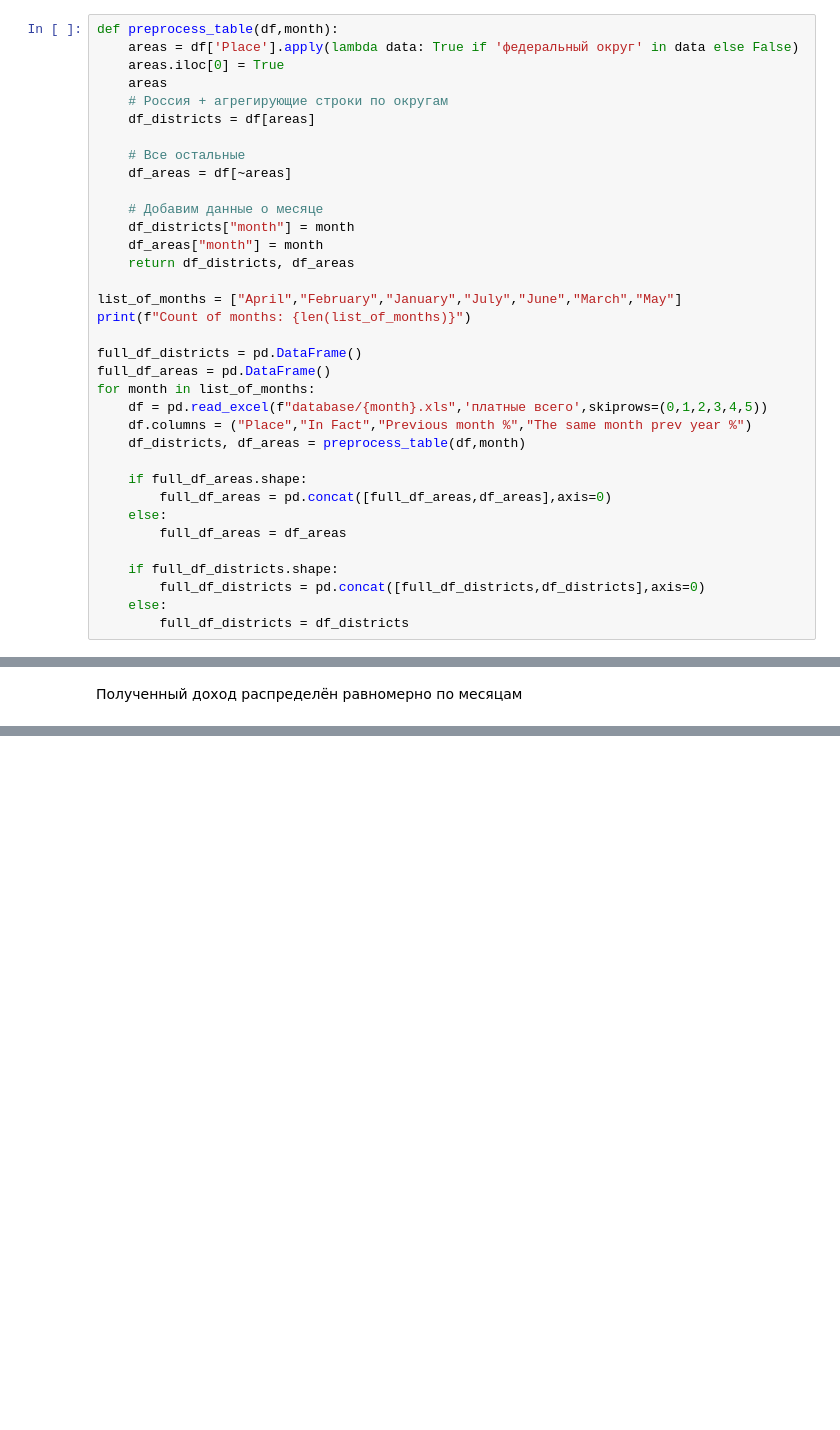
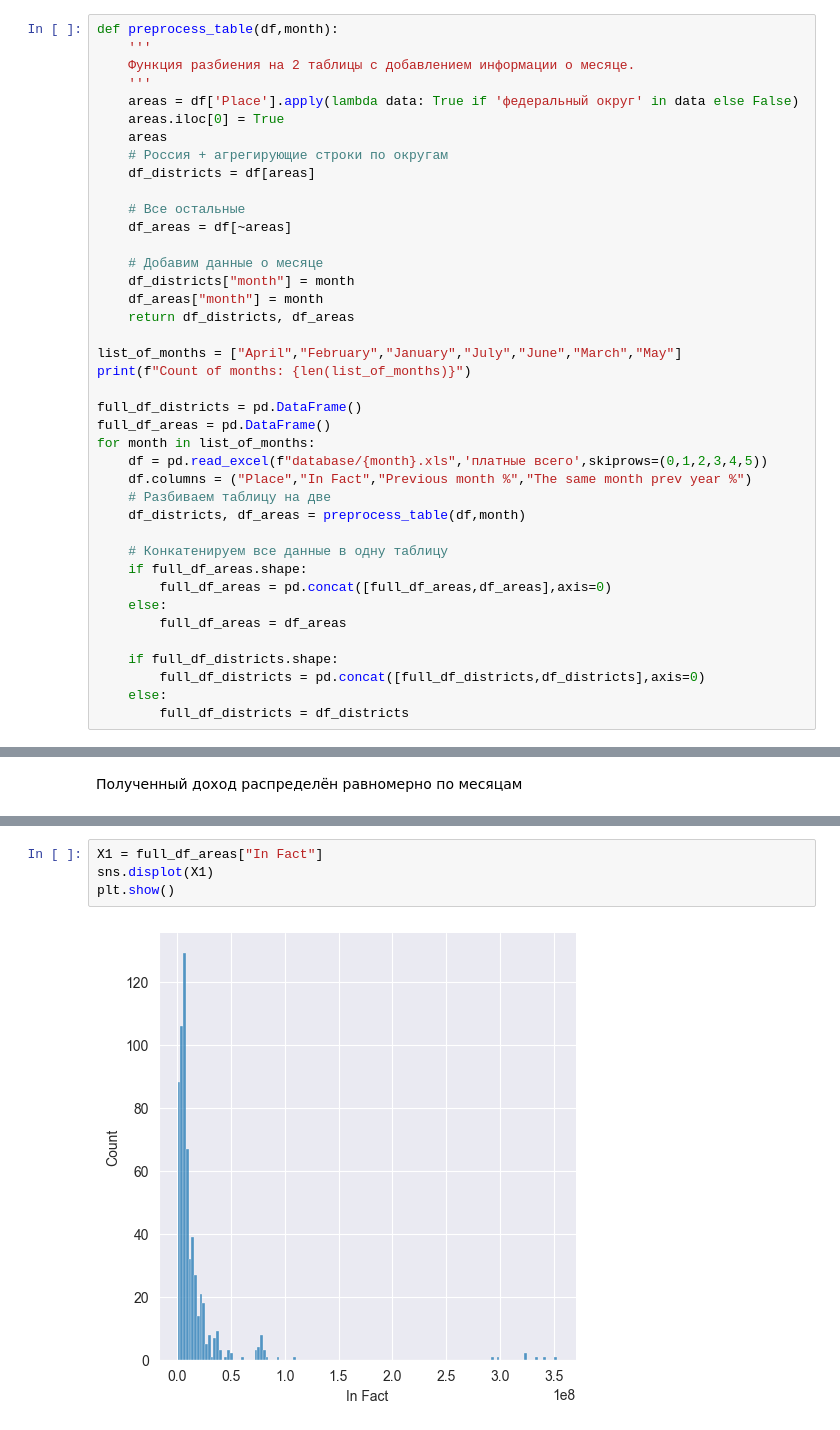
Before and after one commit to Aleshka5/Theory-of-Probability, a Jupyter notebook: research.ipynb, the cells around one changed output, grey strips where cells are left out. Drawn from its saved outputs; the diff is of its cells as text; blank space fills up the shorter version.

```diff
--- a/research.ipynb
+++ b/research.ipynb
@@ -34,6 +73,9 @@ df_july
 Превратим обработку одной таблицы в функцию и соберём данные за 2024 год
 # %%
 def preprocess_table(df,month):
+    '''
+    Функция разбиения на 2 таблицы с добавлением информации о месяце.
+    '''
     areas = df['Place'].apply(lambda data: True if 'федеральный округ' in data else False)
     areas.iloc[0] = True
     areas
@@ -56,8 +98,10 @@ full_df_areas = pd.DataFrame()
 for month in list_of_months:
     df = pd.read_excel(f"database/{month}.xls",'платные всего',skiprows=(0,1,2,3,4,5))
     df.columns = ("Place","In Fact","Previous month %","The same month prev year %")
+    # Разбиваем таблицу на две
     df_districts, df_areas = preprocess_table(df,month)
 
+    # Конкатенируем все данные в одну таблицу
     if full_df_areas.shape:
         full_df_areas = pd.concat([full_df_areas,df_areas],axis=0)
     else:
@@ -142,0 +191,6 @@ for month in list_of_months:
+# %%
+X1 = full_df_areas["In Fact"]
+sns.displot(X1)
+plt.show()
+# %% [output]
+[figure, added]
```
Also changed, not shown: parts of 18 cells of this notebook.
